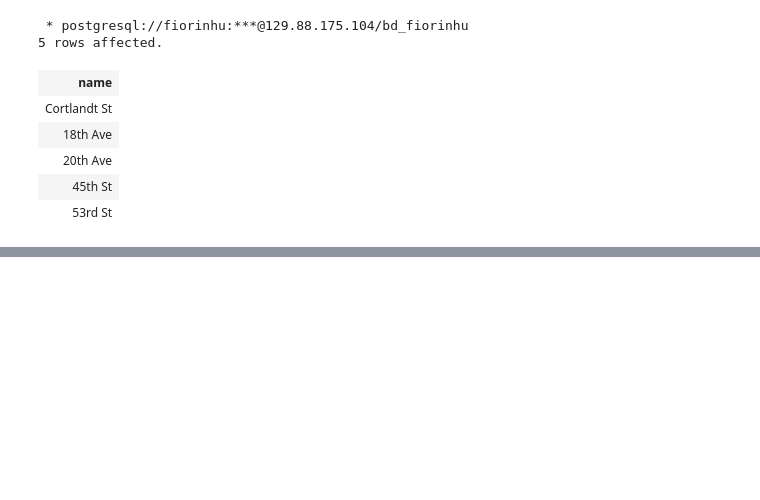
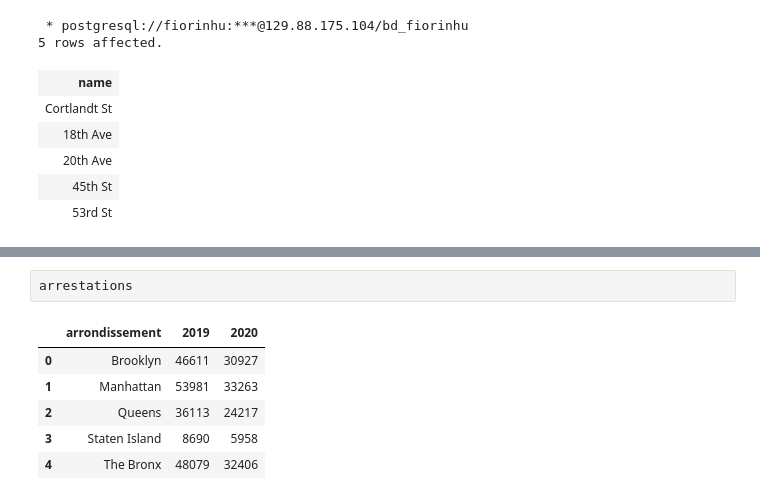
Before and after one commit to fiorinoh/geomas, a Jupyter notebook: postgis/sql_2.ipynb, the cells around one changed output, grey strips where cells are left out. Drawn from its saved outputs; the diff is of its cells as text; blank space fills up the shorter version.

```diff
--- a/postgis/sql_2.ipynb
+++ b/postgis/sql_2.ipynb
@@ -281,0 +470,9 @@ Ou l'art d'accomoder les "restes".
+# %%
+arrestations
+# %% [output]
+|  | arrondissement | 2019 | 2020 |
+| 0 | Brooklyn | 46611 | 30927 |
+| 1 | Manhattan | 53981 | 33263 |
+| 2 | Queens | 36113 | 24217 |
+| 3 | Staten Island | 8690 | 5958 |
+| 4 | The Bronx | 48079 | 32406 |
```
Also changed, not shown: parts of 19 cells of this notebook.
